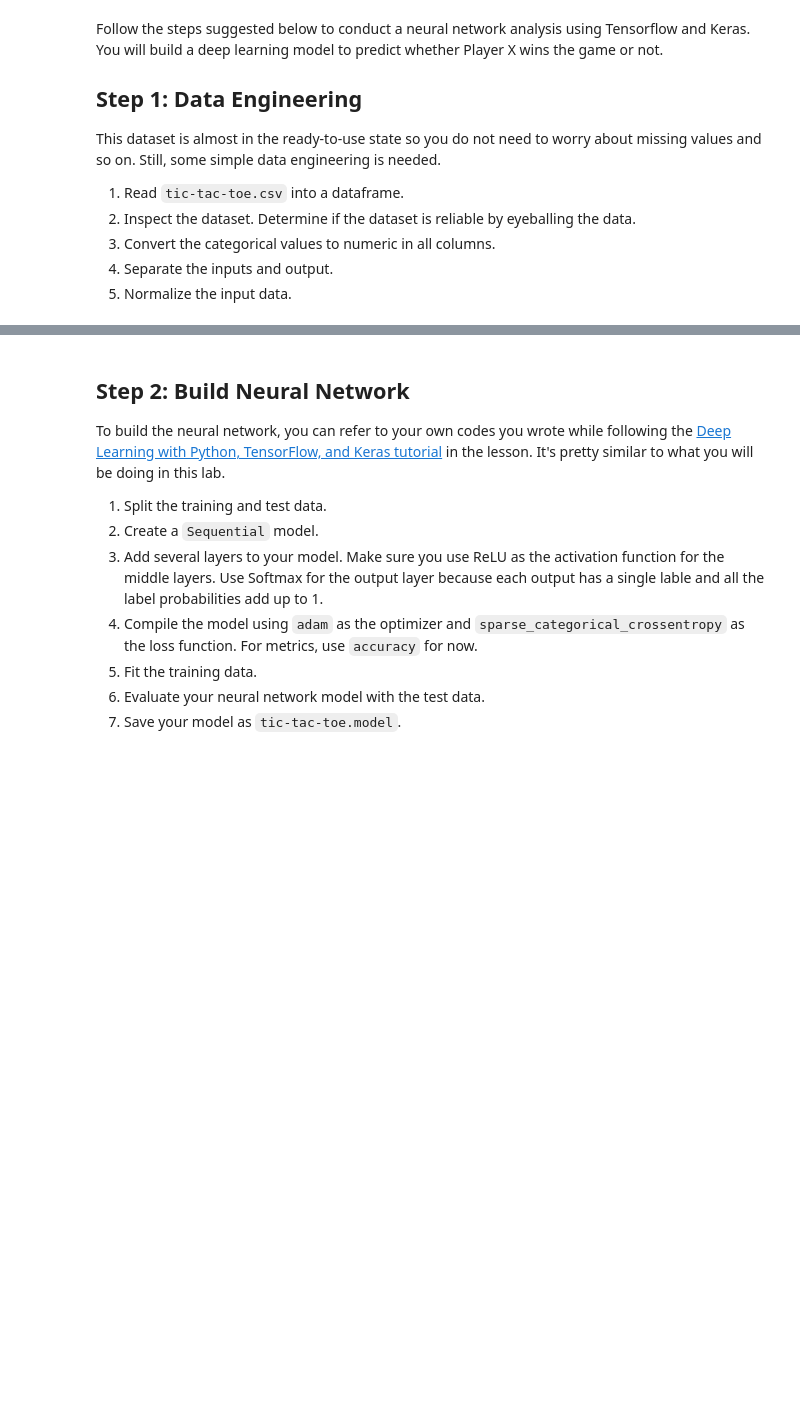
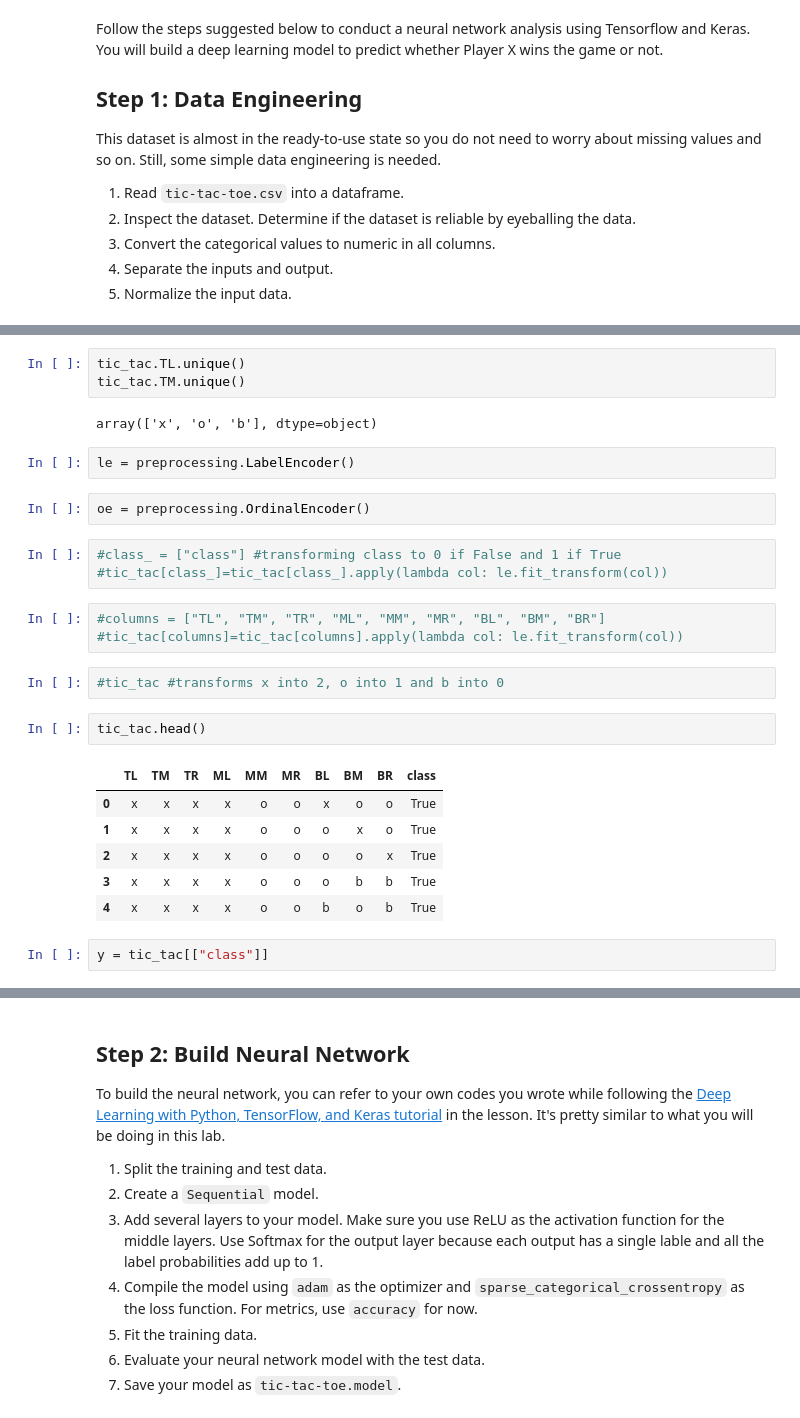
Before and after one commit to ta-data-bcn/lab-deep-learning, a Jupyter notebook: your-code/challenge-1.ipynb, the cells around one changed output, grey strips where cells are left out. Saved outputs shown, nothing was run; the diff lists cells and outputs as text; blank space fills up the shorter version.

```diff
--- a/your-code/challenge-1.ipynb
+++ b/your-code/challenge-1.ipynb
@@ -24,0 +73,28 @@ This dataset is almost in the ready-to-use state so you do not need to worry abo
+# %%
+tic_tac.TL.unique()
+tic_tac.TM.unique()
+# %% [output]
+array(['x', 'o', 'b'], dtype=object)
+# %%
+le = preprocessing.LabelEncoder()
+# %%
+oe = preprocessing.OrdinalEncoder()
+# %%
+#class_ = ["class"] #transforming class to 0 if False and 1 if True
+#tic_tac[class_]=tic_tac[class_].apply(lambda col: le.fit_transform(col))
+# %%
+#columns = ["TL", "TM", "TR", "ML", "MM", "MR", "BL", "BM", "BR"]
+#tic_tac[columns]=tic_tac[columns].apply(lambda col: le.fit_transform(col))
+# %%
+#tic_tac #transforms x into 2, o into 1 and b into 0
+# %%
+tic_tac.head()
+# %% [output]
+|  | TL | TM | TR | ML | MM | MR | BL | BM | BR | class |
+| 0 | x | x | x | x | o | o | x | o | o | True |
+| 1 | x | x | x | x | o | o | o | x | o | True |
+| 2 | x | x | x | x | o | o | o | o | x | True |
+| 3 | x | x | x | x | o | o | o | b | b | True |
+| 4 | x | x | x | x | o | o | b | o | b | True |
+# %%
+y = tic_tac[["class"]]
```
Also changed, not shown: parts of 30 cells of this notebook, 3 other files.
